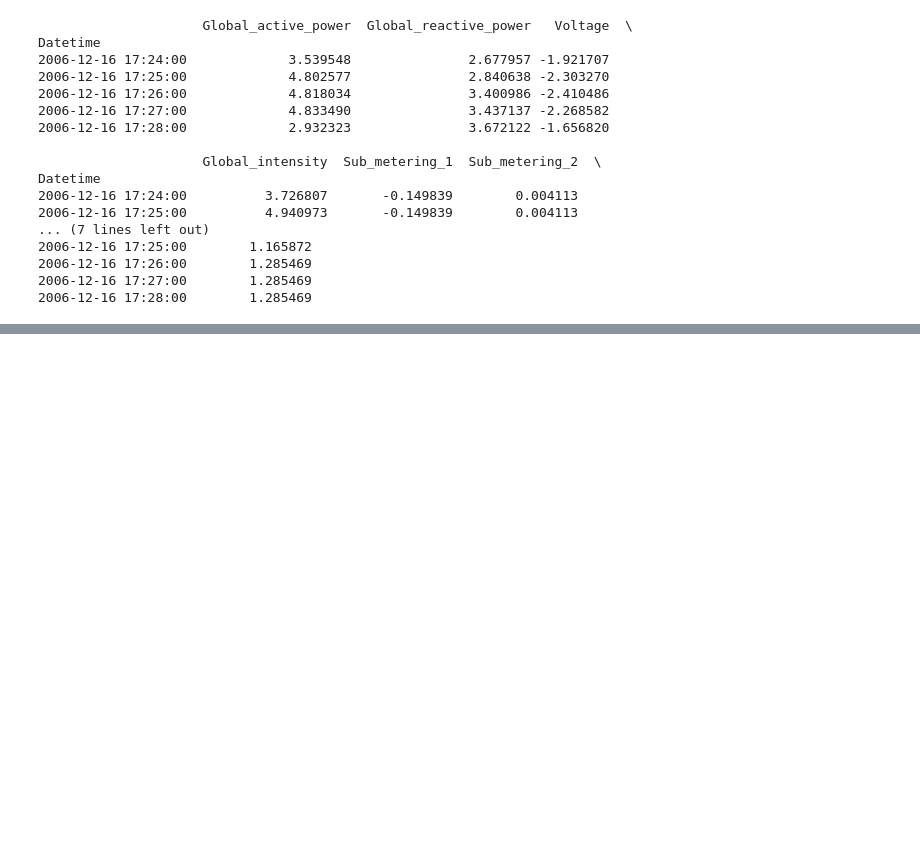
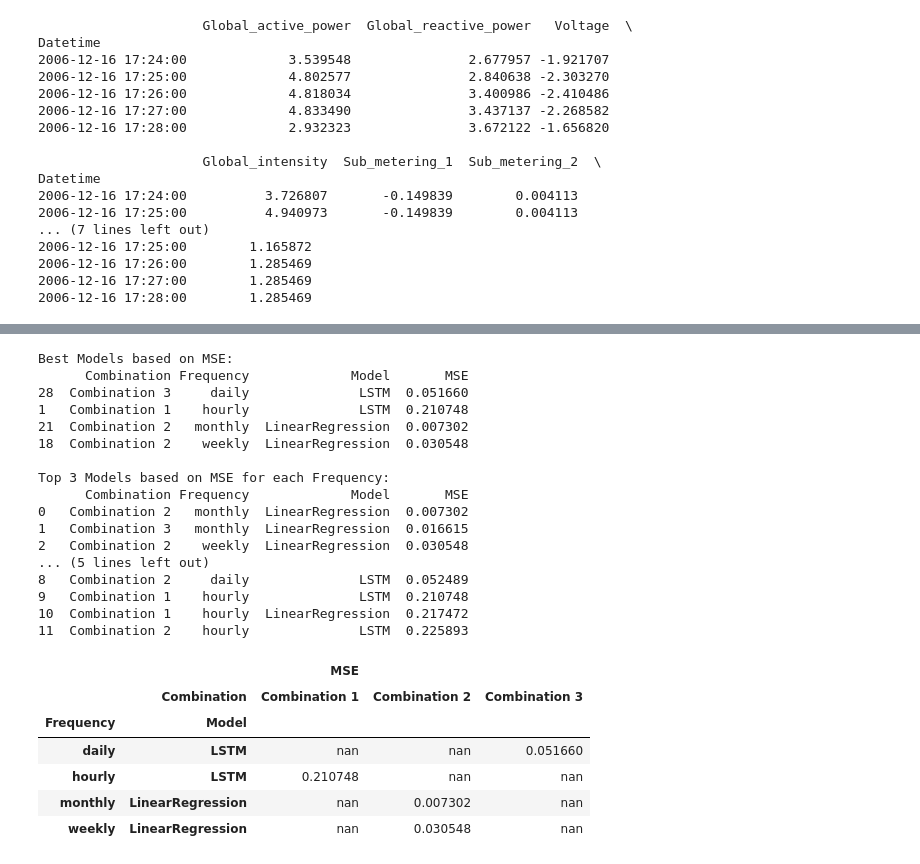
Before and after one commit to BarackSamuni/Data_science_lab2_homework2_solution, a Jupyter notebook: Homework2_solution.ipynb, the cells around one changed output, grey strips where cells are left out. Saved outputs shown, nothing was run; the diff lists cells and outputs as text; code cells hidden in the pictures; blank space fills up the shorter version.

```diff
--- a/Homework2_solution.ipynb
+++ b/Homework2_solution.ipynb
@@ -886,2 +883,81 @@ Processing combination 2 with daily data using LSTM model...
 Processing combination 2 with daily data using RNN model...
 ... (14 outputs left out)
+# %%
+import pandas as pd
+
+# Function to select the best model for each frequency based on a specific metric
+def select_best_model(results_df, metric):
+    idx = results_df.groupby(['Frequency'])[metric].idxmin()
+    return results_df.loc[idx]
+
+# Function to return the top 3 lowest MSE models for each frequency
+def get_top_3_models_per_frequency(results_df, metric):
+    # Sort the DataFrame by 'Frequency' and the specified metric
+    sorted_df = results_df.sort_values(by=[metric])
+
+    # Group by 'Frequency' and get the top 3 models within each group
+    top_3_models = sorted_df.groupby('Frequency').head(3).reset_index(drop=True)
+    return top_3_models
+
+# Assuming results_df is already defined and contains the results
+
+# Get the best models for each frequency based on MSE
+best_models_mse = select_best_model(results_df, 'MSE')
+
+# Get the top 3 models with the lowest MSE for each frequency
+top_3_mse_models_per_freq = get_top_3_models_per_frequency(results_df, 'MSE')
+
+# Display the best models for each frequency based on MSE
+print("\nBest Models based on MSE:")
+print(best_models_mse)
+
+# Display the top 3 models with the lowest MSE for each frequency
+print("\nTop 3 Models based on MSE for each Frequency:")
+print(top_3_mse_models_per_freq)
+
+# Create a summary table for the best models
+summary_table = best_models_mse.drop_duplicates().pivot(index=['Frequency', 'Model'], columns='Combination', values=['MSE'])
+
+# Function to highlight min and max values
+def highlight_min_max(data):
+    attr = 'background-color: {}'
+    if data.ndim == 1:  # Series from DataFrame.apply(axis=0 or axis=1)
+        is_max = data == data.max()
+        is_min = data == data.min()
+        return [attr.format('green') if v else attr.format('red') if v2 else '' for v, v2 in zip(is_max, is_min)]
+    else:  # from DataFrame.apply(axis=None)
+        is_max = data == data.max().max()
+        is_min = data == data.min().min()
+        return pd.DataFrame(np.where(is_max, attr.format('green'), np.where(is_min, attr.format('red'), '')),
+                            index=data.index, columns=data.columns)
+
+# Apply the highlighting function
+styled_summary_table = summary_table.style.apply(highlight_min_max, axis=None)
+
+# Display the styled summary table
+styled_summary_table
+# %% [output]
+Best Models based on MSE:
+      Combination Frequency             Model       MSE
+28  Combination 3     daily              LSTM  0.051660
+1   Combination 1    hourly              LSTM  0.210748
+21  Combination 2   monthly  LinearRegression  0.007302
+18  Combination 2    weekly  LinearRegression  0.030548
+
+Top 3 Models based on MSE for each Frequency:
+      Combination Frequency             Model       MSE
+0   Combination 2   monthly  LinearRegression  0.007302
+1   Combination 3   monthly  LinearRegression  0.016615
+2   Combination 2    weekly  LinearRegression  0.030548
+... (5 lines left out)
+8   Combination 2     daily              LSTM  0.052489
+9   Combination 1    hourly              LSTM  0.210748
+10  Combination 1    hourly  LinearRegression  0.217472
+11  Combination 2    hourly              LSTM  0.225893
+|  |  | MSE |  |  |
+|  | Combination | Combination 1 | Combination 2 | Combination 3 |
+| Frequency | Model |  |  |  |
+| daily | LSTM | nan | nan | 0.051660 |
+| hourly | LSTM | 0.210748 | nan | nan |
+| monthly | LinearRegression | nan | 0.007302 | nan |
+| weekly | LinearRegression | nan | 0.030548 | nan |
```
Also changed, not shown: parts of 19 cells of this notebook.
